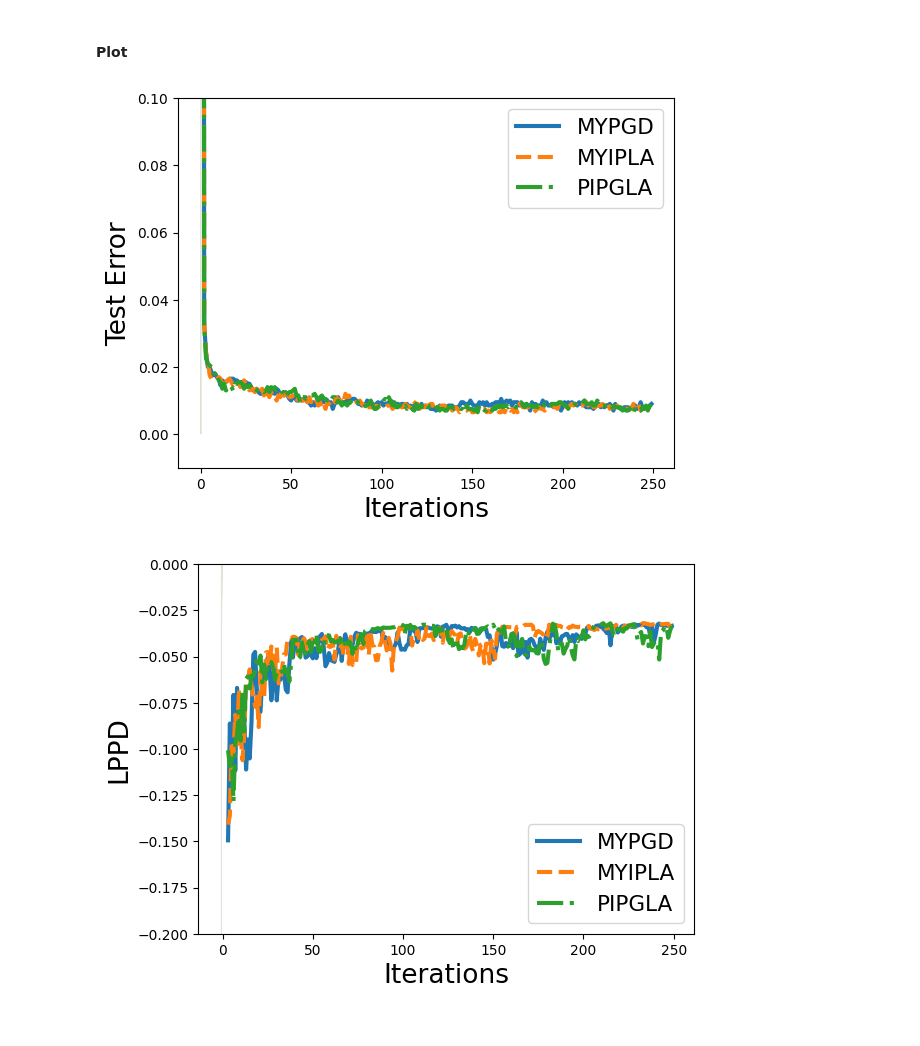
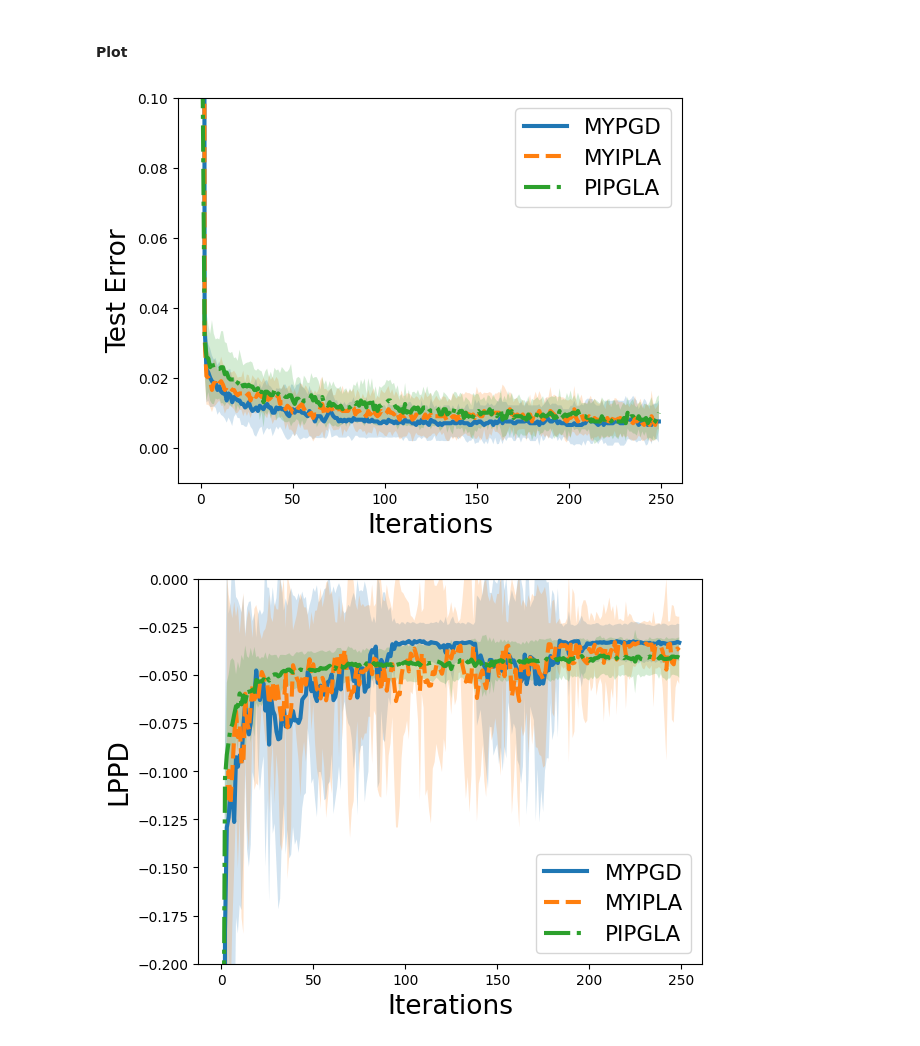
Before and after one commit to paulaoak/proximal-ipla, a Jupyter notebook: bayesian_neural_network/activation_function/bnn_activation_example_plots.ipynb, the cells around one changed output. Drawn from its saved outputs; the diff is of its cells as text; code cells hidden in the pictures.

Commit message:
non diff activation function plots

```diff
--- a/bayesian_neural_network/activation_function/bnn_activation_example_plots.ipynb
+++ b/bayesian_neural_network/activation_function/bnn_activation_example_plots.ipynb
@@ -127,11 +127,11 @@ for m in range(M):
                                                     test_size=0.2,
                                                     random_state=m)
     # Run the algorithms:
-    _, _, _, _, lppd_pgd, error_pgd = my_ipla_bnn_activation(ltrain, itrain, ltest, itest,h, K, a0, b0, w0, v0, gamma)
+    _, _, _, _, lppd_pgd, error_pgd = my_pgd_bnn_activation(ltrain, itrain, ltest, itest,h, K, a0, b0, w0, v0, gamma)
 
     _, _, _, _, lppd_myipla, error_myipla = my_ipla_bnn_activation(ltrain, itrain, ltest, itest,h, K, a0, b0, w0, v0, gamma)
 
-    _, _, _, _, lppd_pipgla, error_pipgla = my_ipla_bnn_activation(ltrain, itrain, ltest, itest,h, K, a0, b0, w0, v0, gamma)
+    _, _, _, _, lppd_pipgla, error_pipgla = pipgla_bnn_activation(ltrain, itrain, ltest, itest,h, K, a0, b0, w0, v0, gamma)
 
     # Compute LPPDs:
     lppd_pgd_values.append(lppd_pgd)
@@ -174,24 +174,25 @@ std_devs_pipgla = np.std(matrix_error_pipgla, axis=0)
 # %%
 import matplotlib.pyplot as plt
 
+fig_size = (6.5, 5)
 # Plot the data
-fig = plt.figure()
+fig = plt.figure(figsize=fig_size)
 
 ## MYPGD
 plt.plot(means_mypgd, label = 'MYPGD', linewidth=2.95, linestyle = "solid")
-plt.fill_between(np.array(means_mypgd) - np.array(std_devs_mypgd),
+plt.fill_between(np.linspace(0, 249, 250), np.array(means_mypgd) - np.array(std_devs_mypgd),
                  np.array(means_mypgd) + np.array(std_devs_mypgd),
                  alpha=0.2)
 
 ## MYIPLA
 plt.plot(means_myipla, label = 'MYIPLA', linewidth=2.95, linestyle='dashed')
-plt.fill_between(np.array(means_myipla) - np.array(std_devs_myipla),
+plt.fill_between(np.linspace(0, 249, 250), np.array(means_myipla) - np.array(std_devs_myipla),
                  np.array(means_myipla) + np.array(std_devs_myipla),
                  alpha=0.2)
 
 ## PIPGLA
 plt.plot(means_pipgla, label = 'PIPGLA', linewidth=2.95, linestyle = "dashdot")
-plt.fill_between(np.array(means_pipgla) - np.array(std_devs_pipgla),
+plt.fill_between(np.linspace(0, 249, 250), np.array(means_pipgla) - np.array(std_devs_pipgla),
                  np.array(means_pipgla) + np.array(std_devs_pipgla),
                  alpha=0.2)
 
@@ -204,10 +205,10 @@ plt.ylim(-0.01, 0.1)
 plt.legend(fontsize=15.5, loc='upper right')
 
 
-path_evolution_error_fig = os.path.join(project_root, 'bayesian_neural_network/activation_function/evolution_test_error.pdf')
+path_evolution_error_fig = os.path.join(project_root, 'bayesian_neural_network/activation_function/evolution_test_error_N_50.pdf')
 fig.savefig(path_evolution_error_fig, format='pdf', bbox_inches='tight')
 # %% [output]
-[figure, old version]
+[figure, new version]
 # %%
 matrix_lppd_mypgd = np.array(lppd_pgd_values)
 means_mypgd_lppd = np.mean(matrix_lppd_mypgd, axis=0)
@@ -224,38 +225,39 @@ std_devs_pipgla_lppd = np.std(matrix_lppd_pipgla, axis=0)
 # %%
 import matplotlib.pyplot as plt
 
+fig_size = (6.5, 5)
 # Plot the data
-fig = plt.figure()
+fig = plt.figure(figsize=fig_size)
 
 ## MYPGD
 plt.plot(means_mypgd_lppd, label = 'MYPGD', linewidth=2.95, linestyle = "solid")
-plt.fill_between(np.array(means_mypgd_lppd) - np.array(std_devs_mypgd_lppd),
+plt.fill_between(np.linspace(0, 249, 250), np.array(means_mypgd_lppd) - np.array(std_devs_mypgd_lppd),
                  np.array(means_mypgd_lppd) + np.array(std_devs_mypgd_lppd),
                  alpha=0.2)
 
 ## MYIPLA
 plt.plot(means_myipla_lppd, label = 'MYIPLA', linewidth=2.95, linestyle='dashed')
-plt.fill_between(np.array(means_myipla_lppd) - np.array(std_devs_myipla_lppd),
+plt.fill_between(np.linspace(0, 249, 250), np.array(means_myipla_lppd) - np.array(std_devs_myipla_lppd),
                  np.array(means_myipla_lppd) + np.array(std_devs_myipla_lppd),
                  alpha=0.2)
 
 ## PIPGLA
 plt.plot(means_pipgla_lppd, label = 'PIPGLA', linewidth=2.95, linestyle = "dashdot")
-plt.fill_between(np.array(means_pipgla_lppd) - np.array(std_devs_pipgla_lppd),
+plt.fill_between(np.linspace(0, 249, 250), np.array(means_pipgla_lppd) - np.array(std_devs_pipgla_lppd),
                  np.array(means_pipgla_lppd) + np.array(std_devs_pipgla_lppd),
                  alpha=0.2)
 
 
 # Labels and title
 plt.xlabel('Iterations', fontsize=19)
 plt.ylabel('LPPD', fontsize=19)
 plt.ylim(-0.2, 0)
 #plt.xlim(5, 250)
 
 plt.legend(fontsize=15.5, loc='lower right')
 
 
-path_evolution_lppd_fig = os.path.join(project_root, 'bayesian_neural_network/activation_function/evolution_lppd.pdf')
+path_evolution_lppd_fig = os.path.join(project_root, 'bayesian_neural_network/activation_function/evolution_lppd_N_50.pdf')
 fig.savefig(path_evolution_lppd_fig, format='pdf', bbox_inches='tight')
 # %% [output]
-[figure, old version]
+[figure, new version]
```
Also changed, not shown: parts of 1 cell of this notebook, 2 other files.
